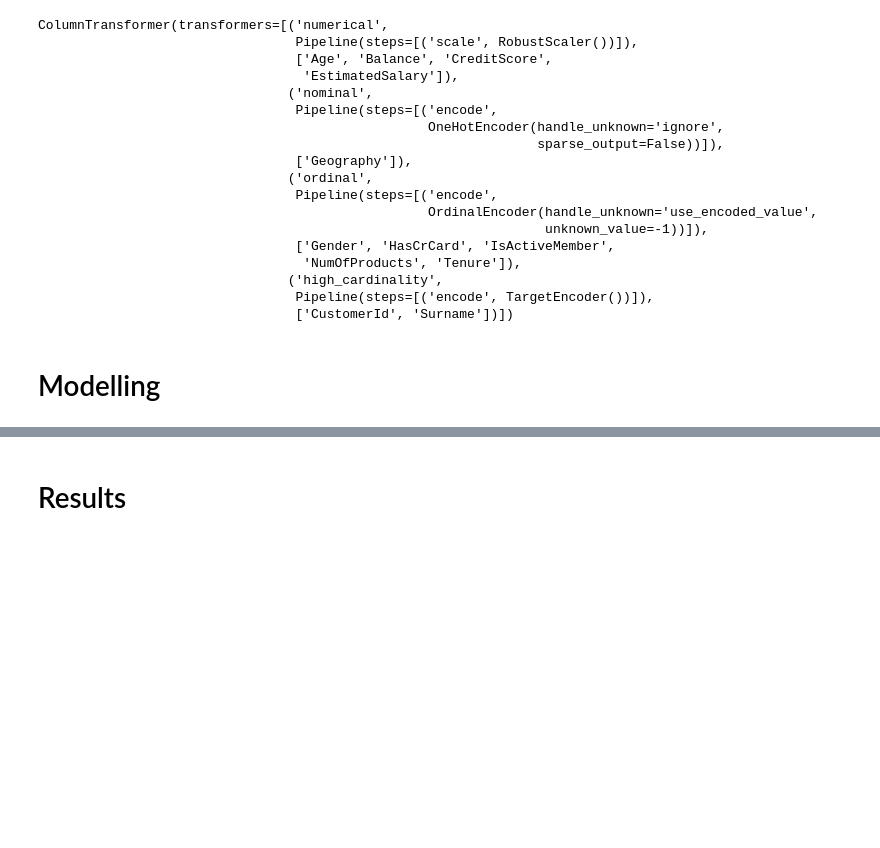
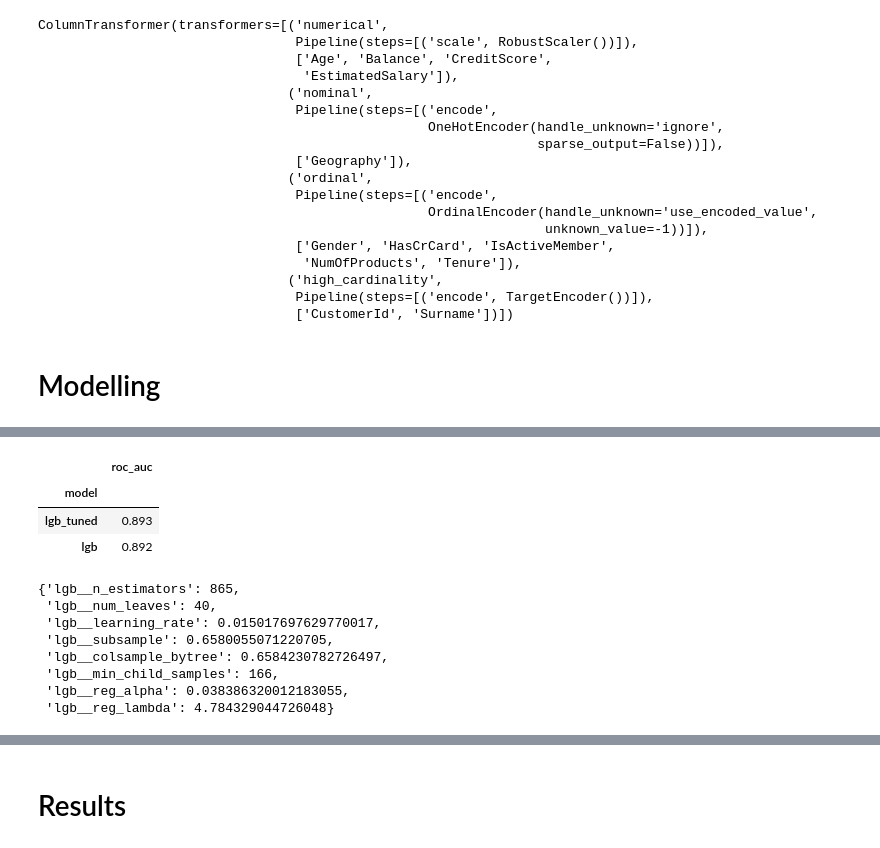
Before and after one commit to mikejovyan/kaggle, a Jupyter notebook: classification/bank-churn/notebook.ipynb, the cells around one changed output, grey strips where cells are left out. Saved outputs shown, nothing was run; the diff lists cells and outputs as text; code cells hidden in the pictures; blank space fills up the shorter version.

```diff
--- a/classification/bank-churn/notebook.ipynb
+++ b/classification/bank-churn/notebook.ipynb
@@ -572,3 +552,48 @@ display(tuned_params)
+# %%
+# tune best model on X_train
+cv_tune = StratifiedKFold(n_splits=5, shuffle=True, random_state=42)
+
+tuned_start_time = time.time()
+
+study = optuna.create_study(
+    direction="maximize", sampler=optuna.samplers.TPESampler(seed=42)
+)
+study.optimize(
+    make_objective(best_model_name, cv_tune, primary_metric),
+    n_trials=60,
+    show_progress_bar=True,
+)
+
+tuned_elapsed_time = time.time() - tuned_start_time
+
+tuned_model_name = f"{best_model_name}_tuned"
+tuned_params = study.best_params
+
+tuned_pipeline = clone(pipelines[best_model_name])
+tuned_pipeline.set_params(**tuned_params)
+tuned_pipeline.fit(X_train, y_train)
+
+pipelines[tuned_model_name] = tuned_pipeline
+train_times[tuned_model_name] = tuned_elapsed_time
+
+tune_results = train_results.loc[[best_model_name]].copy()
+tune_results.loc[tuned_model_name] = {primary_metric: study.best_value}
+tune_results = tune_results.sort_values(primary_metric, ascending=False)
+display(tune_results)
+display(tuned_params)
+# %% [output]
+|  | roc_auc |
+| model |  |
+| lgb_tuned | 0.893 |
+| lgb | 0.892 |
+{'lgb__n_estimators': 865,
+ 'lgb__num_leaves': 40,
+ 'lgb__learning_rate': 0.015017697629770017,
+ 'lgb__subsample': 0.6580055071220705,
+ 'lgb__colsample_bytree': 0.6584230782726497,
+ 'lgb__min_child_samples': 166,
+ 'lgb__reg_alpha': 0.038386320012183055,
+ 'lgb__reg_lambda': 4.784329044726048}
 # %%
 # evaluate all models on X_test
 test_results_list = []
```
Also changed, not shown: parts of 14 cells of this notebook, 2 other files.
